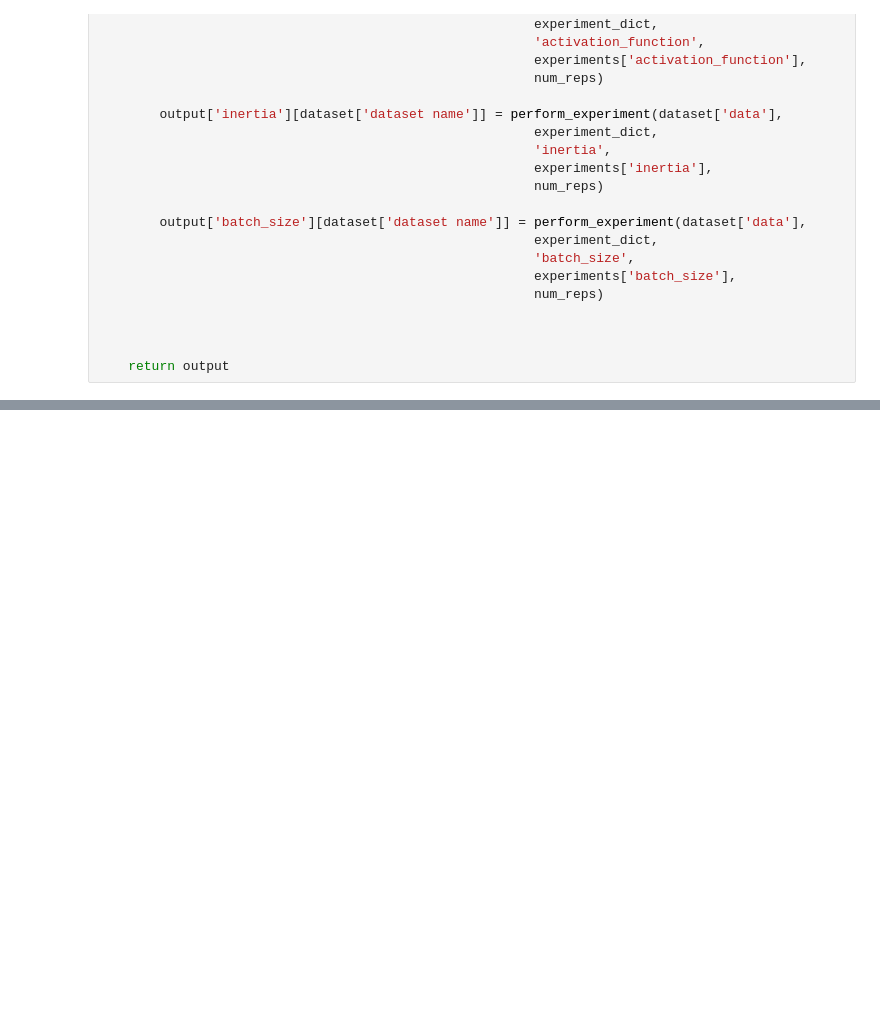
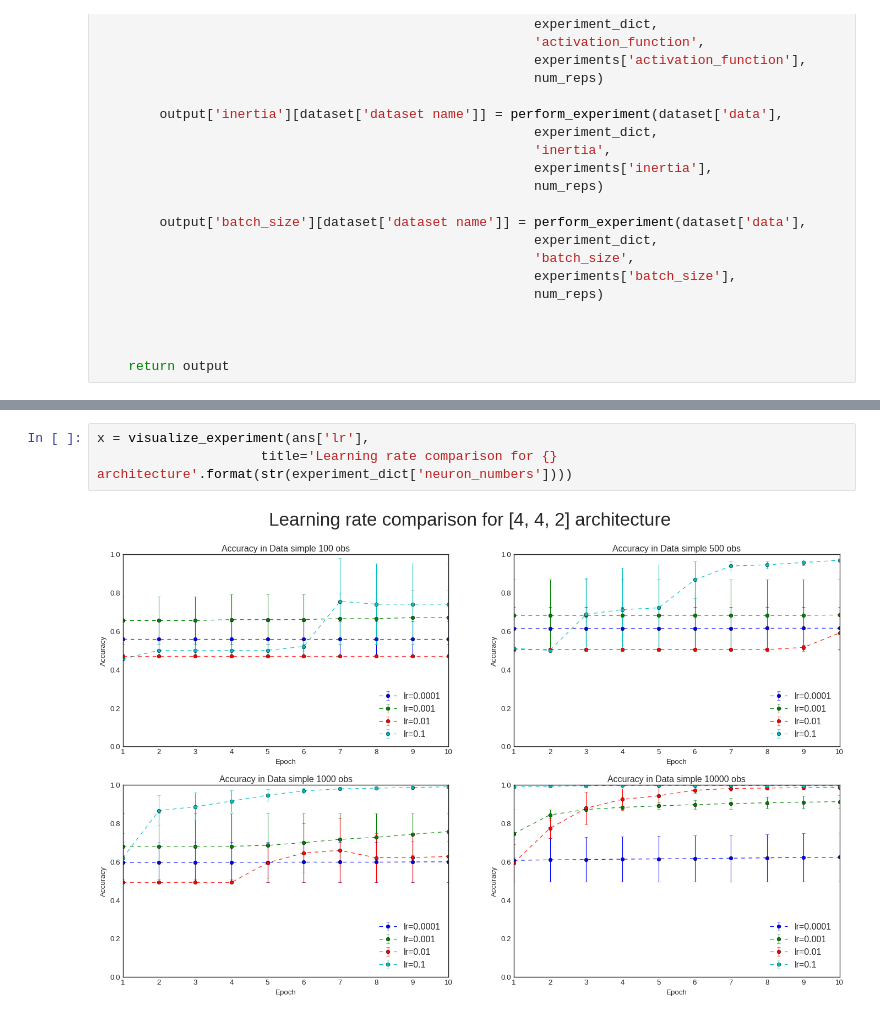
Before and after one commit to krzysztofspalinski/deep-learning-methods, a Jupyter notebook: report_experiments.ipynb, the cells around one changed output, grey strips where cells are left out. Saved outputs shown, nothing was run; the diff lists cells and outputs as text; blank space fills up the shorter version.

```diff
--- a/report_experiments.ipynb
+++ b/report_experiments.ipynb
@@ -375,0 +359,5 @@ visualize_experiment(ans['batch_size'],
+# %%
+x = visualize_experiment(ans['lr'],
+                     title='Learning rate comparison for {} architecture'.format(str(experiment_dict['neuron_numbers'])))
+# %% [output]
+[figure, added]
```
Also changed, not shown: parts of 12 cells of this notebook, 1 other file.
